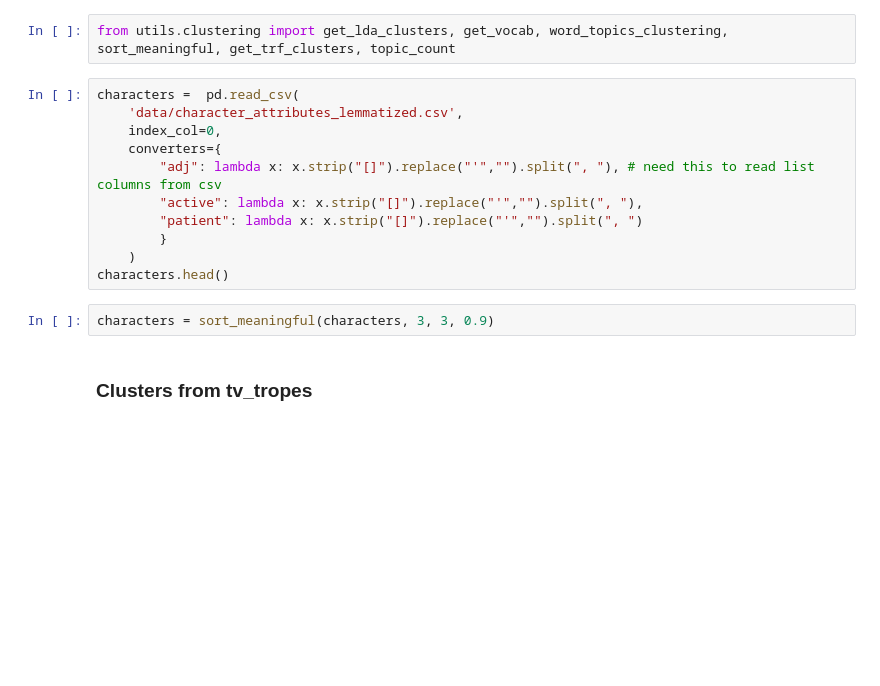
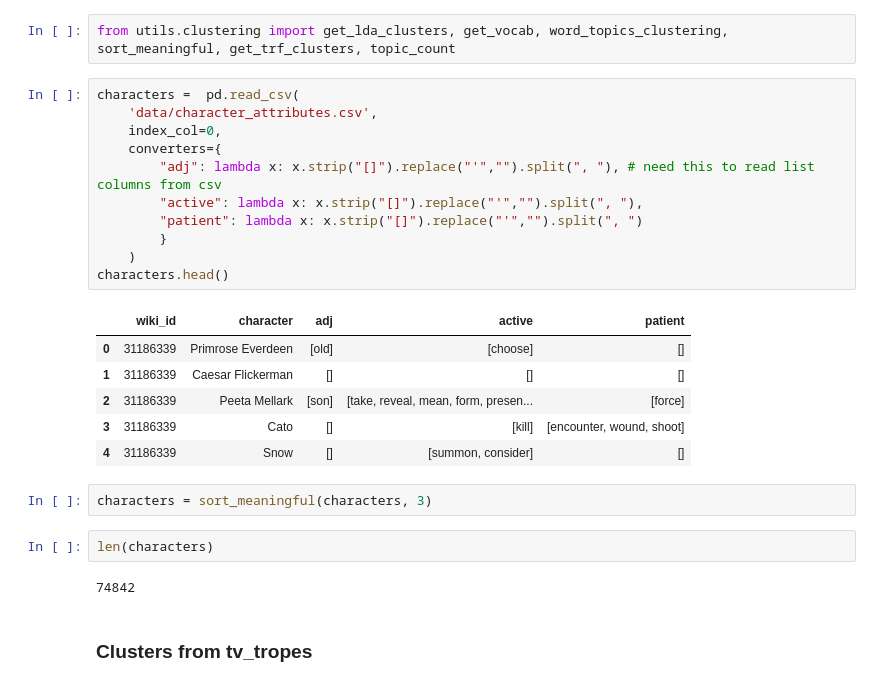
Before and after one commit to epfl-ada/ada-2023-project-perrysplatypuses, a Jupyter notebook: clustering.ipynb, the cells around one changed output. Cells and saved outputs as stored; diff of their text form; blank space fills up the shorter version.

```diff
--- a/clustering.ipynb
+++ b/clustering.ipynb
@@ -16,17 +16,28 @@ from sklearn.decomposition import LatentDirichletAllocation
 from utils.clustering import get_lda_clusters, get_vocab, word_topics_clustering, sort_meaningful, get_trf_clusters, topic_count
 # %%
 characters =  pd.read_csv(
-    'data/character_attributes_lemmatized.csv',
+    'data/character_attributes.csv',
     index_col=0,
     converters={
         "adj": lambda x: x.strip("[]").replace("'","").split(", "), # need this to read list columns from csv
         "active": lambda x: x.strip("[]").replace("'","").split(", "),
         "patient": lambda x: x.strip("[]").replace("'","").split(", ")
         }
     )
 characters.head()
+# %% [output]
+|  | wiki_id | character | adj | active | patient |
+| 0 | 31186339 | Primrose Everdeen | [old] | [choose] | [] |
+| 1 | 31186339 | Caesar Flickerman | [] | [] | [] |
+| 2 | 31186339 | Peeta Mellark | [son] | [take, reveal, mean, form, presen... | [force] |
+| 3 | 31186339 | Cato | [] | [kill] | [encounter, wound, shoot] |
+| 4 | 31186339 | Snow | [] | [summon, consider] | [] |
 # %%
-characters = sort_meaningful(characters, 3, 3, 0.9)
+characters = sort_meaningful(characters, 3)
+# %%
+len(characters)
+# %% [output]
+74842
 # %% [markdown]
 ### Clusters from tv_tropes
 # %%
```
Also changed, not shown: parts of 17 cells of this notebook, 9 other files.
